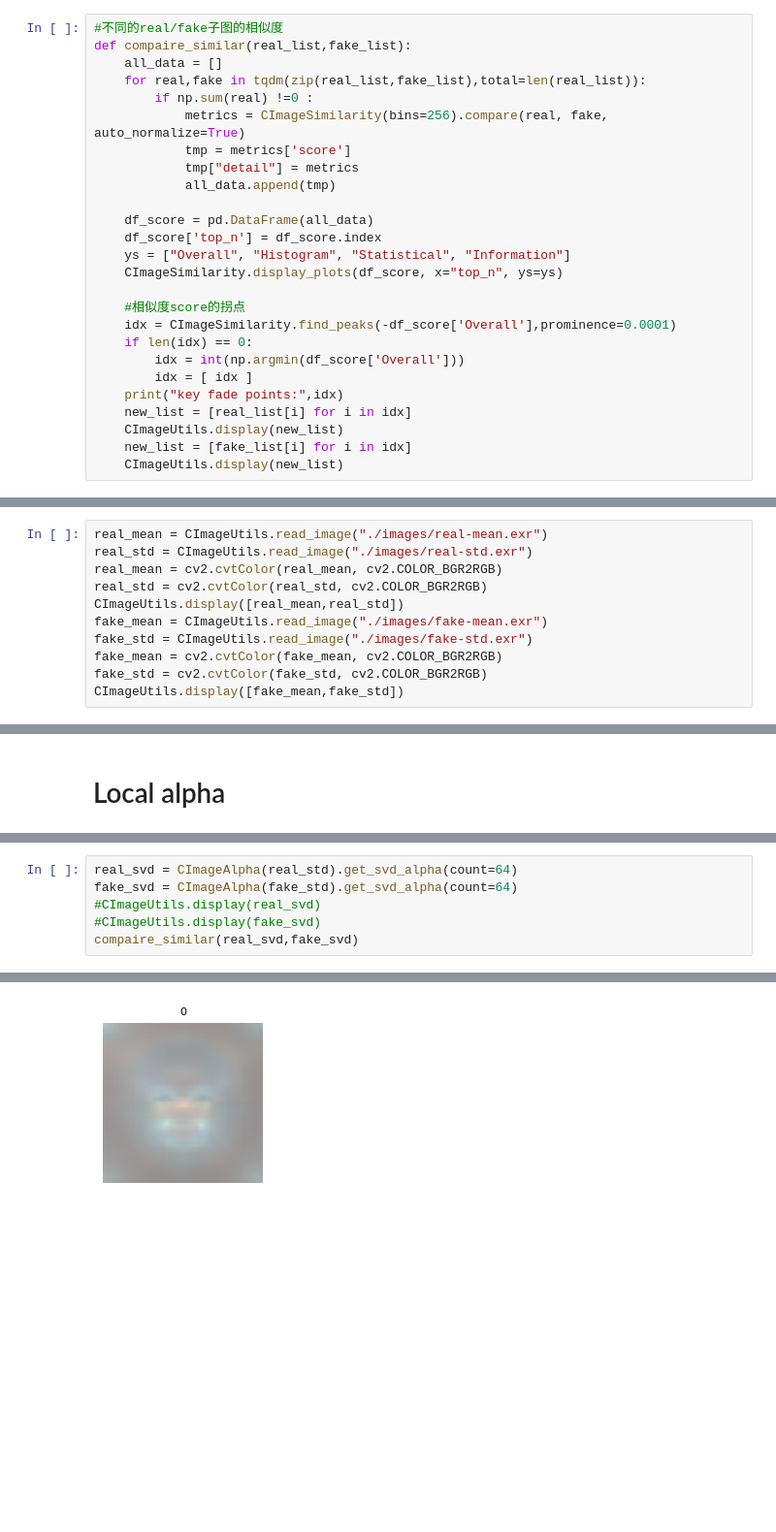
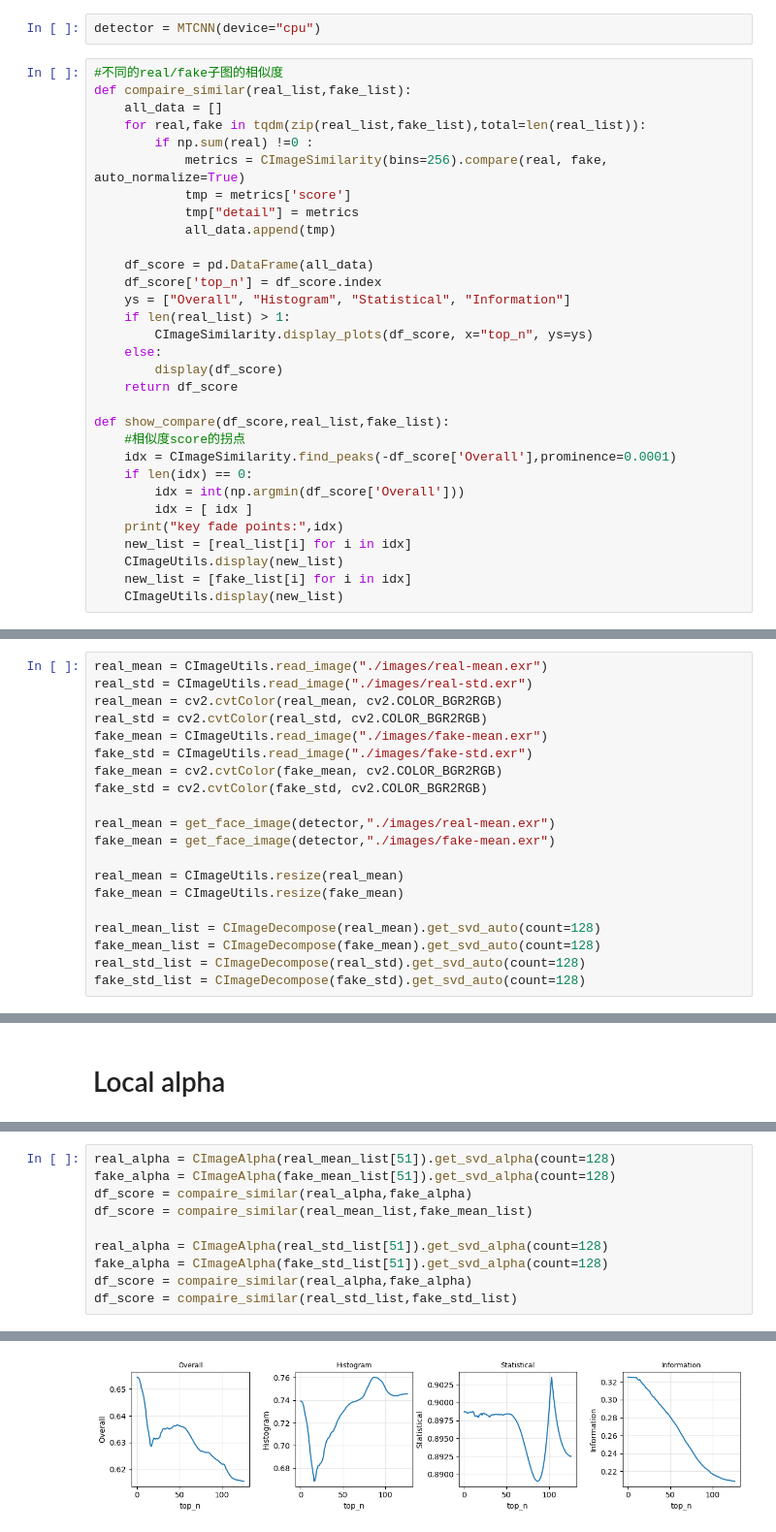
Before and after one commit to jim-xie-cn/Research-Deepfake-v2, a Jupyter notebook: preprocess.ipynb, the cells around one changed output, grey strips where cells are left out. Shown at 97% size. Saved outputs shown, nothing was run; the diff lists cells and outputs as text; blank space fills up the shorter version.

```diff
--- a/preprocess.ipynb
+++ b/preprocess.ipynb
@@ -17,6 +19,8 @@ from DatasetConstruct import CDatasetConstruct
 from ImageSimilarity import CImageSimilarity
 from ImageDecompose import CImageDecompose
 np.set_printoptions(suppress=True, precision=8)
+# %%
+detector = MTCNN(device="cpu")
 # %%
 #不同的real/fake子图的相似度
 def compaire_similar(real_list,fake_list):
@@ -31,8 +35,13 @@ def compaire_similar(real_list,fake_list):
     df_score = pd.DataFrame(all_data)
     df_score['top_n'] = df_score.index
     ys = ["Overall", "Histogram", "Statistical", "Information"]
-    CImageSimilarity.display_plots(df_score, x="top_n", ys=ys)
+    if len(real_list) > 1:
+        CImageSimilarity.display_plots(df_score, x="top_n", ys=ys)
+    else:
+        display(df_score)
+    return df_score
 
+def show_compare(df_score,real_list,fake_list):
     #相似度score的拐点
     idx = CImageSimilarity.find_peaks(-df_score['Overall'],prominence=0.0001)
     if len(idx) == 0:
@@ -50,9 +59,18 @@ real_mean = CImageUtils.read_image("./images/real-mean.exr")
 real_std = CImageUtils.read_image("./images/real-std.exr")
 real_mean = cv2.cvtColor(real_mean, cv2.COLOR_BGR2RGB)
 real_std = cv2.cvtColor(real_std, cv2.COLOR_BGR2RGB)
-CImageUtils.display([real_mean,real_std])
 fake_mean = CImageUtils.read_image("./images/fake-mean.exr")
 fake_std = CImageUtils.read_image("./images/fake-std.exr")
 fake_mean = cv2.cvtColor(fake_mean, cv2.COLOR_BGR2RGB)
 fake_std = cv2.cvtColor(fake_std, cv2.COLOR_BGR2RGB)
-CImageUtils.display([fake_mean,fake_std])
+
+real_mean = get_face_image(detector,"./images/real-mean.exr")
+fake_mean = get_face_image(detector,"./images/fake-mean.exr")
+
+real_mean = CImageUtils.resize(real_mean)
+fake_mean = CImageUtils.resize(fake_mean)
+
+real_mean_list = CImageDecompose(real_mean).get_svd_auto(count=128)
+fake_mean_list = CImageDecompose(fake_mean).get_svd_auto(count=128)
+real_std_list = CImageDecompose(real_std).get_svd_auto(count=128)
+fake_std_list = CImageDecompose(fake_std).get_svd_auto(count=128)
@@ -145,7 +194,11 @@ key fade points: [ 2  4  9 49]
 # %%
-real_svd = CImageAlpha(real_std).get_svd_alpha(count=64)
-fake_svd = CImageAlpha(fake_std).get_svd_alpha(count=64)
-#CImageUtils.display(real_svd)
-#CImageUtils.display(fake_svd)
-compaire_similar(real_svd,fake_svd)
+real_alpha = CImageAlpha(real_mean_list[51]).get_svd_alpha(count=128)
+fake_alpha = CImageAlpha(fake_mean_list[51]).get_svd_alpha(count=128)
+df_score = compaire_similar(real_alpha,fake_alpha)
+df_score = compaire_similar(real_mean_list,fake_mean_list)
+
+real_alpha = CImageAlpha(real_std_list[51]).get_svd_alpha(count=128)
+fake_alpha = CImageAlpha(fake_std_list[51]).get_svd_alpha(count=128)
+df_score = compaire_similar(real_alpha,fake_alpha)
+df_score = compaire_similar(real_std_list,fake_std_list)
 # %% [output]
@@ -154 +206 @@ key fade points: [52]
-[figure, old version]
+[figure, new version]
```
Also changed, not shown: parts of 21 cells of this notebook, 30 other files.
